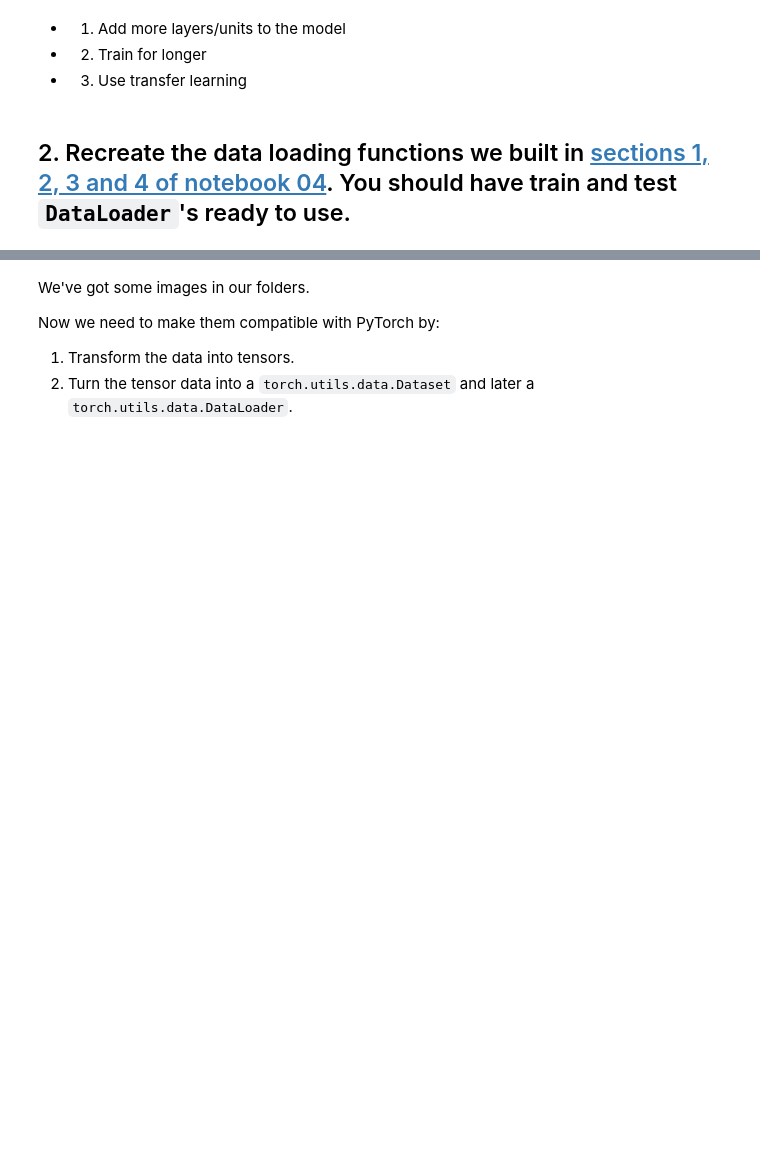
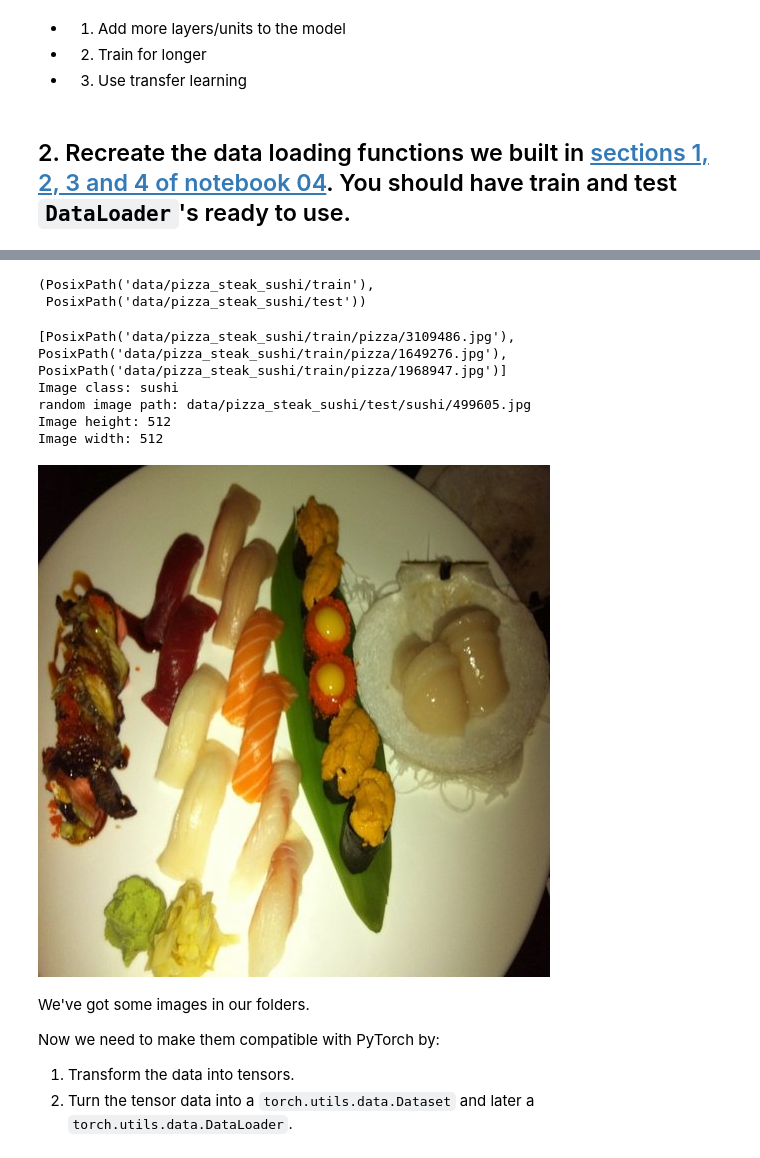
Before and after one commit to EduardoLawson1/Pytorch-Practice, a Jupyter notebook: Pytorch Custom Datasets/Pytorch_Custom_Datasets_exercises.ipynb, the cells around one changed output, grey strips where cells are left out. Saved outputs shown, nothing was run; the diff lists cells and outputs as text; code cells hidden in the pictures; blank space fills up the shorter version.

```diff
--- a/Pytorch Custom Datasets/Pytorch_Custom_Datasets_exercises.ipynb
+++ b/Pytorch Custom Datasets/Pytorch_Custom_Datasets_exercises.ipynb
@@ -57,6 +57,7 @@ device
 # %% [markdown]
 ## 2. Recreate the data loading functions we built in [sections 1, 2, 3 and 4 of notebook 04](https://www.learnpytorch.io/04_pytorch_custom_datasets/). You should have train and test `DataLoader`'s ready to use.
 # %%
+# 1. Get data
 import requests
 import zipfile
 from pathlib import Path
@@ -67,19 +68,19 @@ image_path = data_path / "pizza_steak_sushi"
 
 # If the image folder doesn't exist, download it and prepare it...
 if image_path.is_dir():
-  print(f"{image_path} directory already exists")
+  print(f"{image_path} directory exists.")
 else:
-  print(f"Directory does not exist, creating one....")
+  print(f"Did not find {image_path} directory, creating...")
   image_path.mkdir(parents=True, exist_ok=True)
 
-  # Download pizza steak and sushi data
-  with open(data_path / "pizza_steak_sushi.zip", "wb") as f:
-    request = requests.get("https://github.com/mrdbourke/pytorch-deep-learning/raw/main/data/pizza_steak_sushi.zip")
-    print(f"Downloading the dataset")
-    f.write(request.content)
+# Download pizza, steak, sushi data (images from GitHub)
+with open(data_path / "pizza_steak_sushi.zip", "wb") as f:
+  request = requests.get("https://github.com/mrdbourke/pytorch-deep-learning/raw/main/data/pizza_steak_sushi.zip")
+  print("Downloading pizza, steak, sushi data...")
+  f.write(request.content)
 
-    # Unzip data
-    with zipfile.ZipFile(data_path / "pizza_stake_sushi.zip", "r") as zip_ref:
-      print(f"Unzipping it")
-      zip_ref.extractall(image_path)
+# Unzip pizza, steak, sushi data
+with zipfile.ZipFile(data_path/"pizza_steak_sushi.zip", "r") as zip_ref:
+  print(f"Unzipping pizza, steak, suhsi data to {image_path}")
+  zip_ref.extractall(image_path)
 # %% [output]
@@ -97,2 +108,8 @@ There are 0 directories and 0 images in '/content/data/pizza_steak_sushi'.
 # %%
 # Setup train and testing paths
+train_dir = image_path / "train"
+test_dir = image_path / "test"
+train_dir, test_dir
+# %% [output]
+(PosixPath('data/pizza_steak_sushi/train'),
+ PosixPath('data/pizza_steak_sushi/test'))
@@ -101,3 +116,32 @@ There are 0 directories and 0 images in '/content/data/pizza_steak_sushi'.
+# %%
+# Visualize an image
+import random
+from PIL import Image
+
+image_path_list = list(image_path.glob("*/*/*.jpg"))
+
+# Get the random path
+random_image_path = random.choice(image_path_list)
+
+# Get image class from path name]-> the class is the name of the folder that the image is stored
+image_class = random_image_path.parent.stem
+
+# Open image
+img = Image.open(random_image_path)
+
+print(image_path_list[:3])
+print(f"Image class: {image_class}")
+print(f"random image path: {random_image_path}")
+print(f"Image height: {img.height}")
+print(f"Image width: {img.width}")
+img
+# %% [output]
+[PosixPath('data/pizza_steak_sushi/train/pizza/3109486.jpg'), PosixPath('data/pizza_steak_sushi/train/pizza/1649276.jpg'), PosixPath('data/pizza_steak_sushi/train/pizza/1968947.jpg')]
+Image class: sushi
+random image path: data/pizza_steak_sushi/test/sushi/499605.jpg
+Image height: 512
+Image width: 512
+[figure, added]
 # %%
 # Do the image visualization with matplotlib
 # %% [markdown]
```
Also changed, not shown: parts of 4 cells of this notebook.
